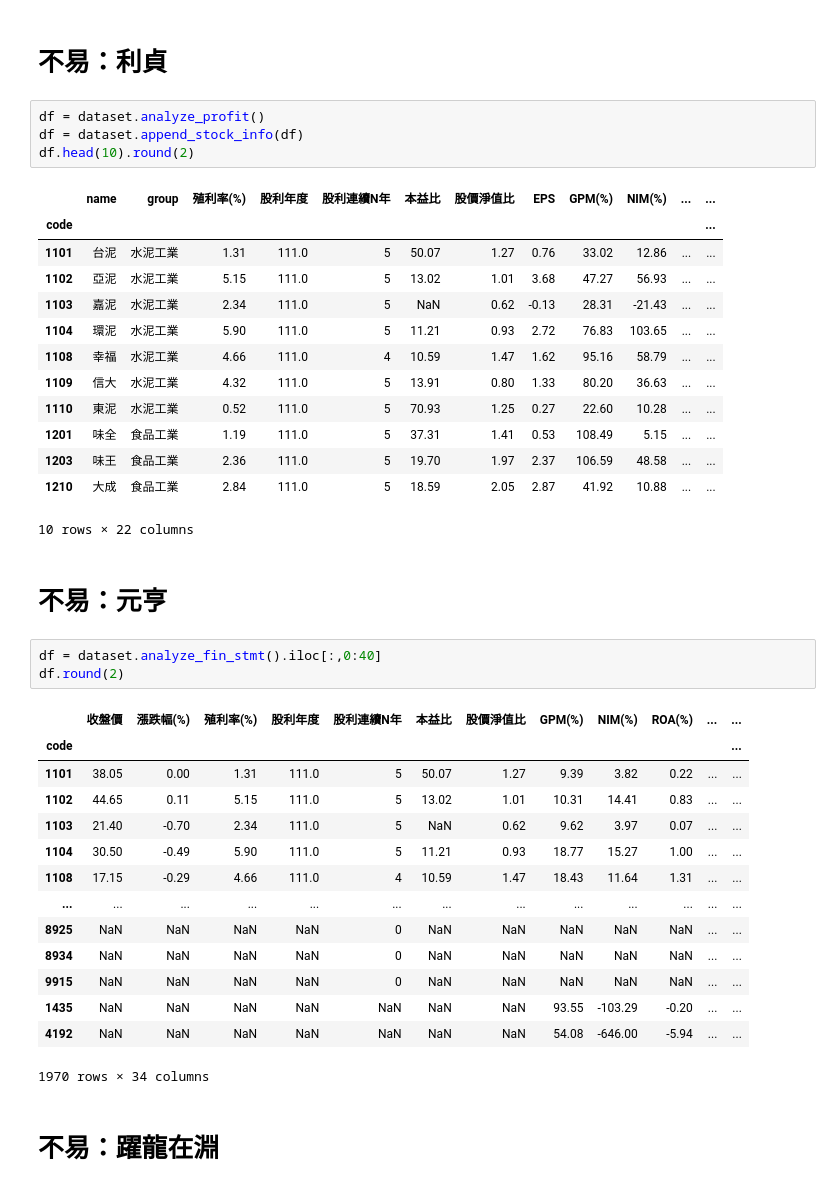
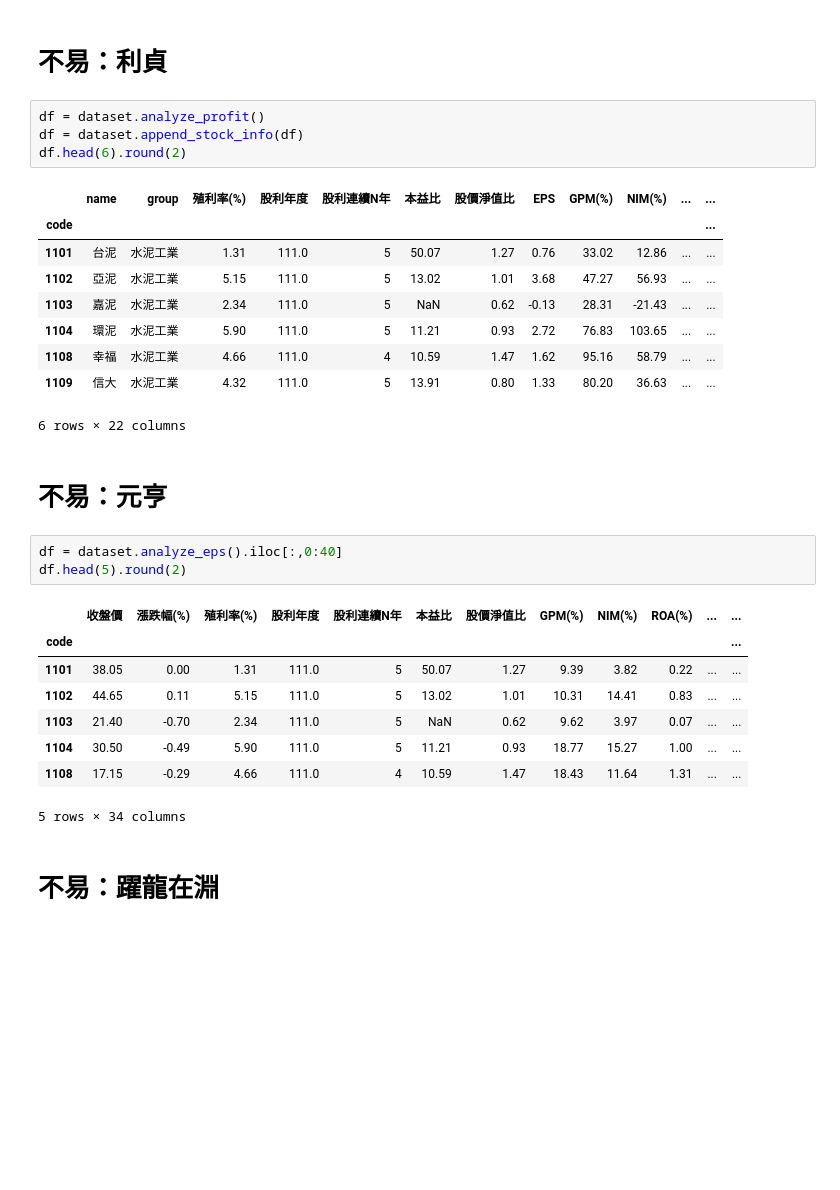
Before and after one commit to yangaound/stock.tw, a Jupyter notebook: README.ipynb, the cells around one changed output. Cells and saved outputs as stored; diff of their text form; blank space fills up the shorter version.

```diff
--- a/README.ipynb
+++ b/README.ipynb
@@ -22,7 +22,7 @@ dataset.datatime_range
 # %%
 df = dataset.analyze_profit()
 df = dataset.append_stock_info(df)
-df.head(10).round(2)
+df.head(6).round(2)
 # %% [output]
 |  | name | group | 殖利率(%) | 股利年度 | 股利連續N年 | 本益比 | 股價淨值比 | EPS | GPM(%) | NIM(%) | ... | ... |
 | code |  |  |  |  |  |  |  |  |  |  |  | ... |
@@ -32,31 +32,21 @@ df.head(10).round(2)
 | 1104 | 環泥 | 水泥工業 | 5.90 | 111.0 | 5 | 11.21 | 0.93 | 2.72 | 76.83 | 103.65 | ... | ... |
 | 1108 | 幸福 | 水泥工業 | 4.66 | 111.0 | 4 | 10.59 | 1.47 | 1.62 | 95.16 | 58.79 | ... | ... |
 | 1109 | 信大 | 水泥工業 | 4.32 | 111.0 | 5 | 13.91 | 0.80 | 1.33 | 80.20 | 36.63 | ... | ... |
-| 1110 | 東泥 | 水泥工業 | 0.52 | 111.0 | 5 | 70.93 | 1.25 | 0.27 | 22.60 | 10.28 | ... | ... |
-| 1201 | 味全 | 食品工業 | 1.19 | 111.0 | 5 | 37.31 | 1.41 | 0.53 | 108.49 | 5.15 | ... | ... |
-| 1203 | 味王 | 食品工業 | 2.36 | 111.0 | 5 | 19.70 | 1.97 | 2.37 | 106.59 | 48.58 | ... | ... |
-| 1210 | 大成 | 食品工業 | 2.84 | 111.0 | 5 | 18.59 | 2.05 | 2.87 | 41.92 | 10.88 | ... | ... |
-10 rows × 22 columns
+6 rows × 22 columns
 # %% [markdown]
 # 不易：元亨
 # %%
-df = dataset.analyze_fin_stmt().iloc[:,0:40]
-df.round(2)
+df = dataset.analyze_eps().iloc[:,0:40]
+df.head(5).round(2)
 # %% [output]
 |  | 收盤價 | 漲跌幅(%) | 殖利率(%) | 股利年度 | 股利連續N年 | 本益比 | 股價淨值比 | GPM(%) | NIM(%) | ROA(%) | ... | ... |
 | code |  |  |  |  |  |  |  |  |  |  |  | ... |
 | 1101 | 38.05 | 0.00 | 1.31 | 111.0 | 5 | 50.07 | 1.27 | 9.39 | 3.82 | 0.22 | ... | ... |
 | 1102 | 44.65 | 0.11 | 5.15 | 111.0 | 5 | 13.02 | 1.01 | 10.31 | 14.41 | 0.83 | ... | ... |
 | 1103 | 21.40 | -0.70 | 2.34 | 111.0 | 5 | NaN | 0.62 | 9.62 | 3.97 | 0.07 | ... | ... |
 | 1104 | 30.50 | -0.49 | 5.90 | 111.0 | 5 | 11.21 | 0.93 | 18.77 | 15.27 | 1.00 | ... | ... |
 | 1108 | 17.15 | -0.29 | 4.66 | 111.0 | 4 | 10.59 | 1.47 | 18.43 | 11.64 | 1.31 | ... | ... |
-| ... | ... | ... | ... | ... | ... | ... | ... | ... | ... | ... | ... | ... |
-| 8925 | NaN | NaN | NaN | NaN | 0 | NaN | NaN | NaN | NaN | NaN | ... | ... |
-| 8934 | NaN | NaN | NaN | NaN | 0 | NaN | NaN | NaN | NaN | NaN | ... | ... |
-| 9915 | NaN | NaN | NaN | NaN | 0 | NaN | NaN | NaN | NaN | NaN | ... | ... |
-| 1435 | NaN | NaN | NaN | NaN | NaN | NaN | NaN | 93.55 | -103.29 | -0.20 | ... | ... |
-| 4192 | NaN | NaN | NaN | NaN | NaN | NaN | NaN | 54.08 | -646.00 | -5.94 | ... | ... |
-1970 rows × 34 columns
+5 rows × 34 columns
 # %% [markdown]
 # 不易：躍龍在淵
 # %%
```
Also changed, not shown: parts of 6 cells of this notebook, 2 other files.
